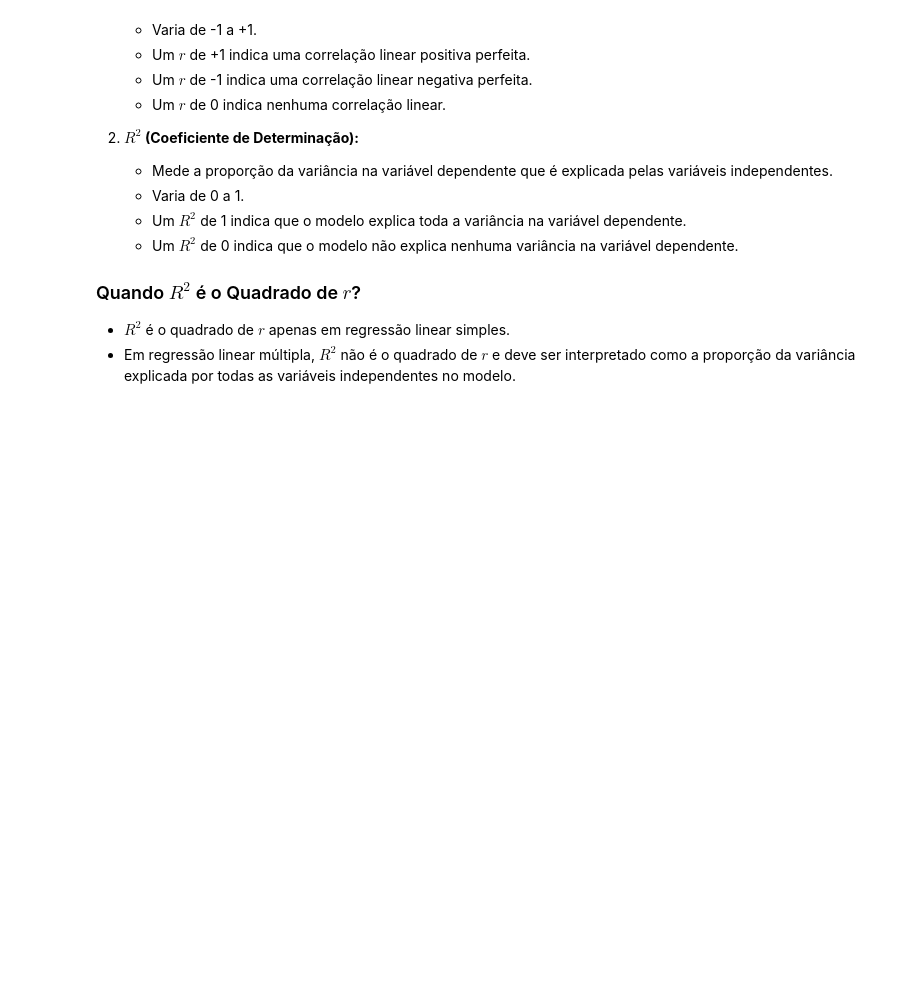
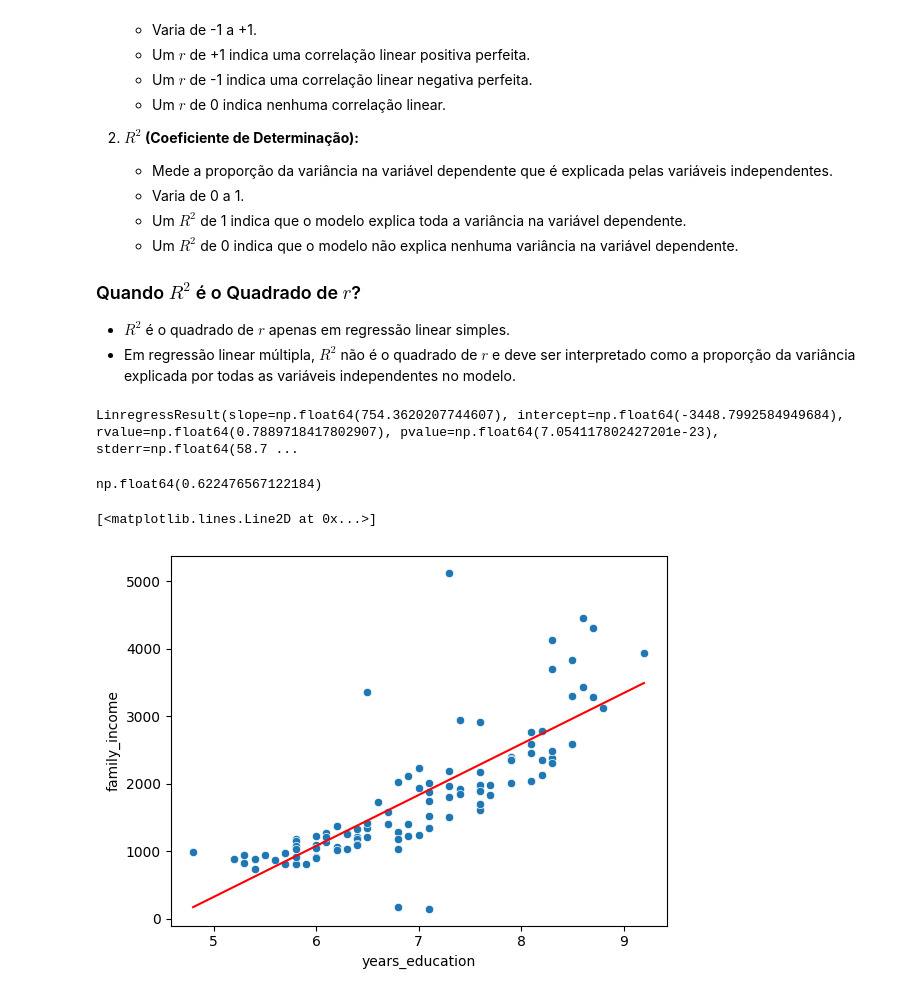
Before and after one commit to PauloViniciusR/Estatistica_dados, a Jupyter notebook: Estatistica_Descritiva/14_regressao_linear.ipynb, the cells around one changed output. Cells and saved outputs as stored; diff of their text form; code cells hidden in the pictures; blank space fills up the shorter version.

```diff
--- a/Estatistica_Descritiva/14_regressao_linear.ipynb
+++ b/Estatistica_Descritiva/14_regressao_linear.ipynb
@@ -40,7 +40,7 @@ Para ilustrar, considere a base de dados a seguir. Ela apresenta dados de renda
 # %%
 import pandas as pd
 
-DADOS_RENDA_ESTUDO = "./dados/income_education.csv"
+DADOS_RENDA_ESTUDO = "../dados/income_education.csv"
 
 df_renda_estudo = pd.read_csv(DADOS_RENDA_ESTUDO)
 
@@ -240,3 +240,30 @@ Isso significa que 64% da variação no peso pode ser explicada pela altura.
 
 - $R^2$ é o quadrado de $r$ apenas em regressão linear simples.
 - Em regressão linear múltipla, $R^2$ não é o quadrado de $r$ e deve ser interpretado como a proporção da variância explicada por todas as variáveis independentes no modelo.
+# %%
+resultado_regressao =  linregress(df_renda_estudo["years_education"], df_renda_estudo["family_income"])
+
+resultado_regressao
+# %% [output]
+LinregressResult(slope=np.float64(754.3620207744607), intercept=np.float64(-3448.7992584949684), rvalue=np.float64(0.7889718417802907), pvalue=np.float64(7.054117802427201e-23), stderr=np.float64(58.7 ...
+# %%
+coeficiente_determinacao = resultado_regressao.rvalue**2
+
+coeficiente_determinacao
+# %% [output]
+np.float64(0.622476567122184)
+# %%
+import matplotlib.pyplot as plt
+
+fig, ax = plt.subplots()
+
+sns.scatterplot(data=df_renda_estudo, x="years_education", y="family_income", ax=ax)
+
+ax.plot(
+    df_renda_estudo["years_education"],
+    resultado_regressao.intercept + resultado_regressao.slope * df_renda_estudo["years_education"],
+    color="red"
+)
+# %% [output]
+[<matplotlib.lines.Line2D at 0x...>]
+[figure, added]
```
Also changed, not shown: parts of 3 cells of this notebook.
